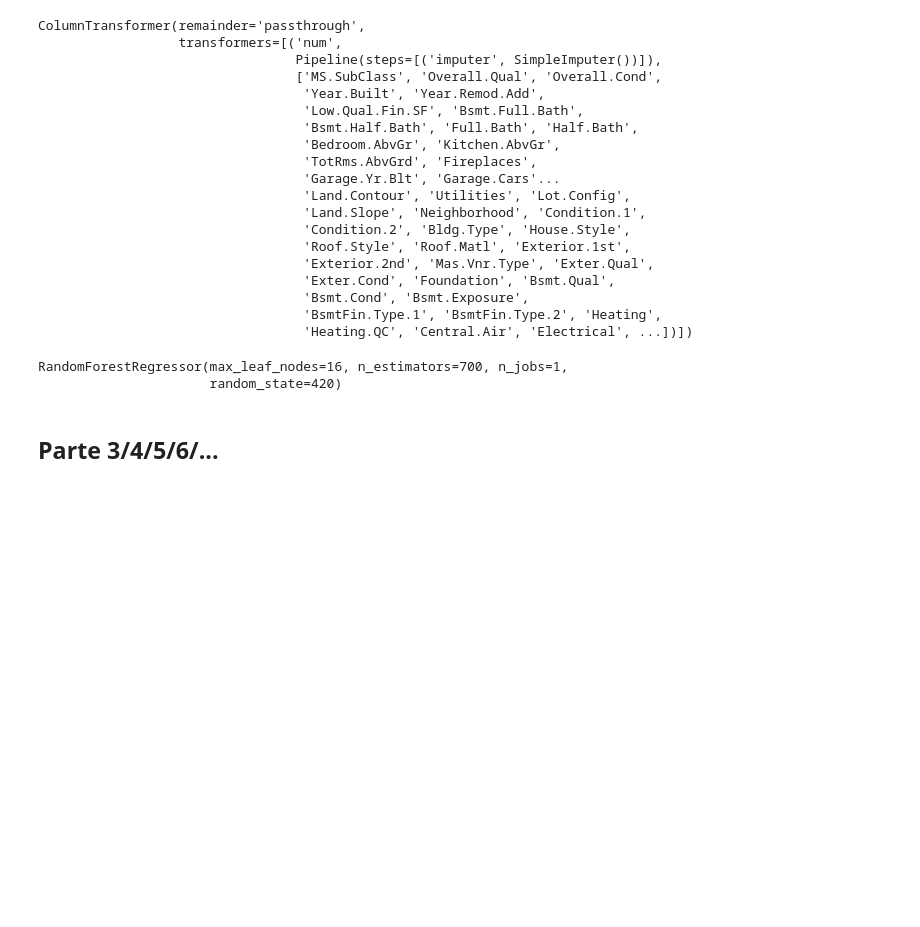
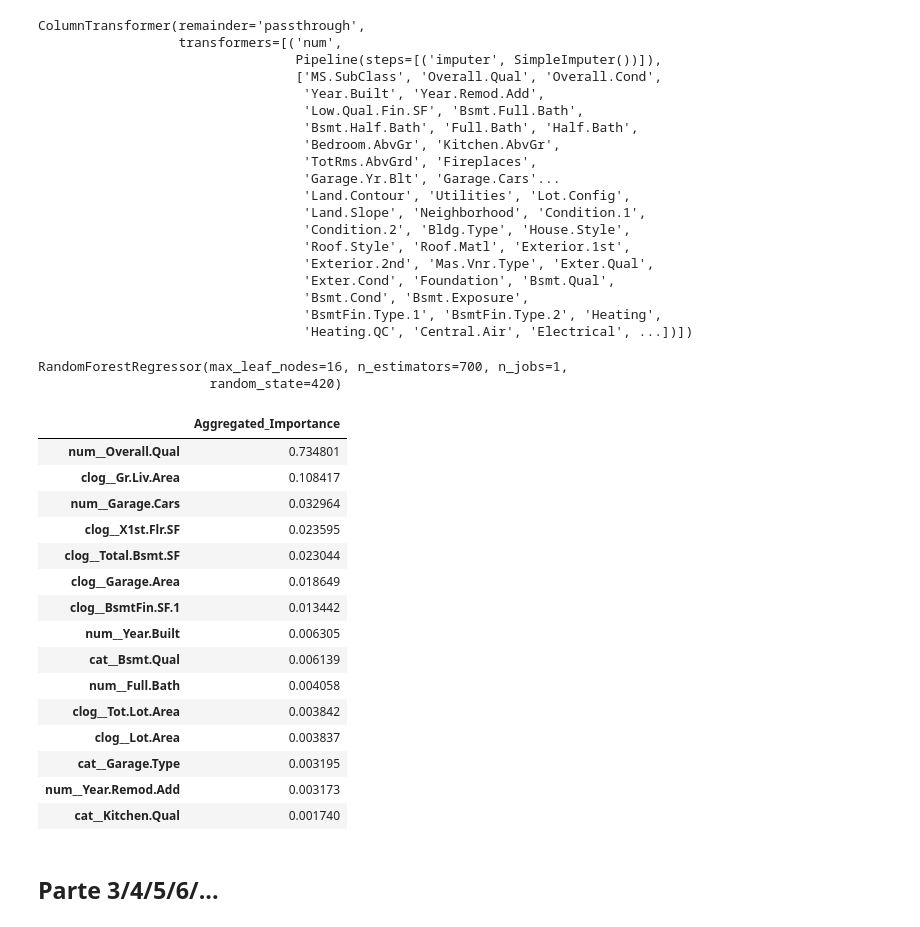
Before and after one commit to henriquebrnetto/projeto_ml_4sem, a Jupyter notebook: model.ipynb, the cells around one changed output. Saved outputs shown, nothing was run; the diff lists cells and outputs as text; code cells hidden in the pictures; blank space fills up the shorter version.

```diff
--- a/model.ipynb
+++ b/model.ipynb
@@ -164,4 +184,4 @@ dataset.describe(include='all')
 # %%
-plot_Xtrain(X_train, 'x_train_original.png')
+plot_distribution(X_train, 'x_train_original.png')
 # %% [output]
 Gráfico salvo em ./graphs/x_train_original.png
@@ -171,8 +187,0 @@ X_train, y_train = remove_outliers(X_train, y_train)
-# %%
-cauda_direita = ['Lot.Frontage', 'Lot.Area', 'Mas.Vnr.Area', 'BsmtFin.SF.1', 'BsmtFin.SF.2',
-                 'Bsmt.Unf.SF', 'Total.Bsmt.SF', 'X1st.Flr.SF', 'X2nd.Flr.SF', 'Gr.Liv.Area',
-                 'Garage.Area', 'Wood.Deck.SF', 'Open.Porch.SF', 'Enclosed.Porch',
-                 'Screen.Porch', 'X3Ssn.Porch', 'Tot.Lot.Area', 'Garage.Area/Cars', 'Tot.Porch.SF']
-
-categorical = X.select_dtypes(include='object').columns.tolist()
-numerical = X.select_dtypes(include='number').columns.tolist()
@@ -179,2 +196,9 @@ numerical = X.select_dtypes(include='number').columns.tolist()
+# %%
+"""
+Pegando os nomes das colunas numéricas, categóricas e com cauda direita alongada
+para fazermos as transformações necessárias.
+Estas variáveis serão utilizadas durante todo o notebook.
+"""
+right_tail, numerical, categorical = get_column_subsets(X_train)
 # %%
 X_train_log = X_train.copy()
@@ -252,6 +289,25 @@ feature_importances_df = aggregate_categorical_importances(feature_importances_d
 
 
 X_feats = [feat.split('__')[1] for feat in feature_importances_df[:15].index]
+# %%
+feature_importances_df[:15]
+# %% [output]
+|  | Aggregated_Importance |
+| num__Overall.Qual | 0.734801 |
+| clog__Gr.Liv.Area | 0.108417 |
+| num__Garage.Cars | 0.032964 |
+| clog__X1st.Flr.SF | 0.023595 |
+| clog__Total.Bsmt.SF | 0.023044 |
+| clog__Garage.Area | 0.018649 |
+| clog__BsmtFin.SF.1 | 0.013442 |
+| num__Year.Built | 0.006305 |
+| cat__Bsmt.Qual | 0.006139 |
+| num__Full.Bath | 0.004058 |
+| clog__Tot.Lot.Area | 0.003842 |
+| clog__Lot.Area | 0.003837 |
+| cat__Garage.Type | 0.003195 |
+| num__Year.Remod.Add | 0.003173 |
+| cat__Kitchen.Qual | 0.001740 |
 # %%
 X_train = X_train[X_feats]
 # %% [markdown]
```
Also changed, not shown: parts of 21 cells of this notebook, 4 other files.
